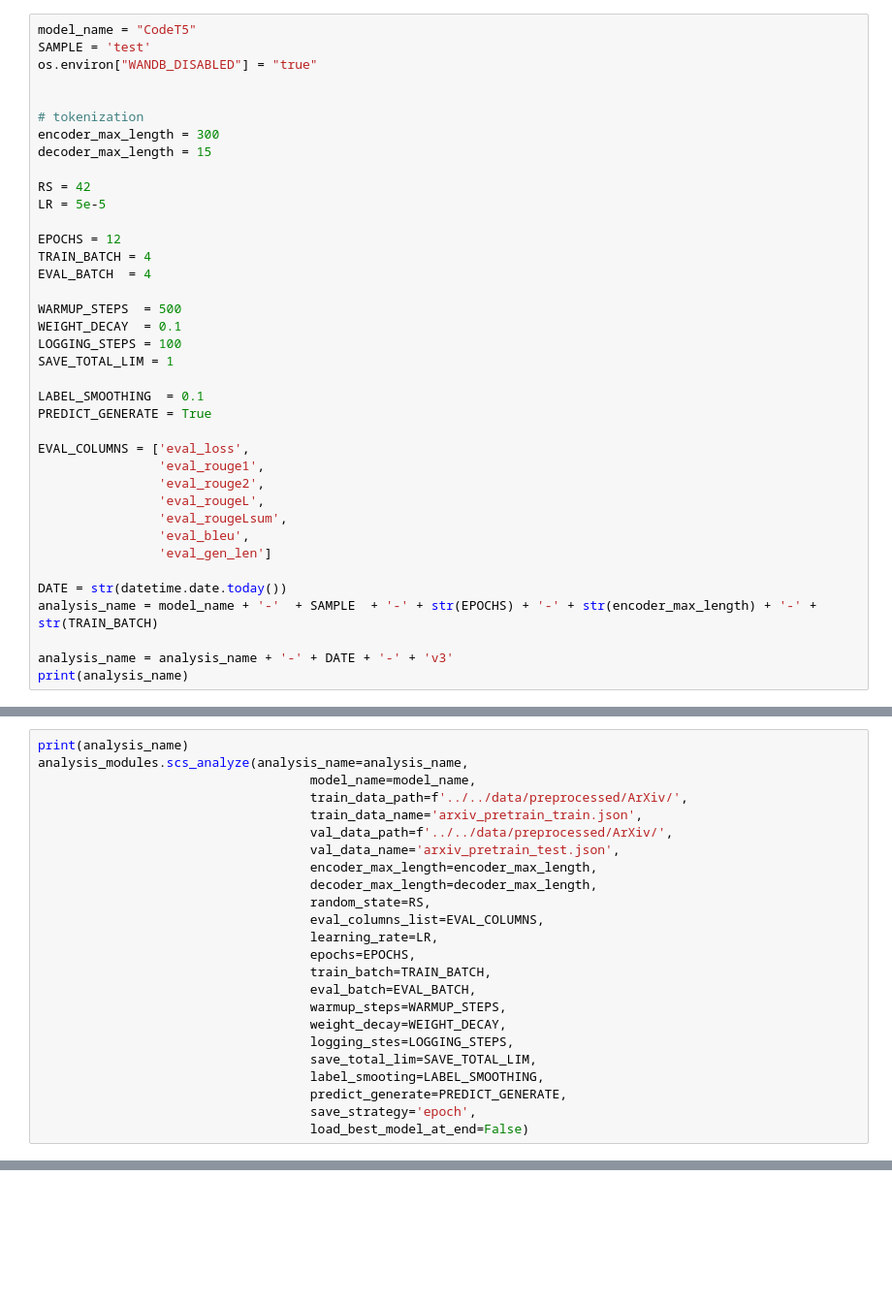
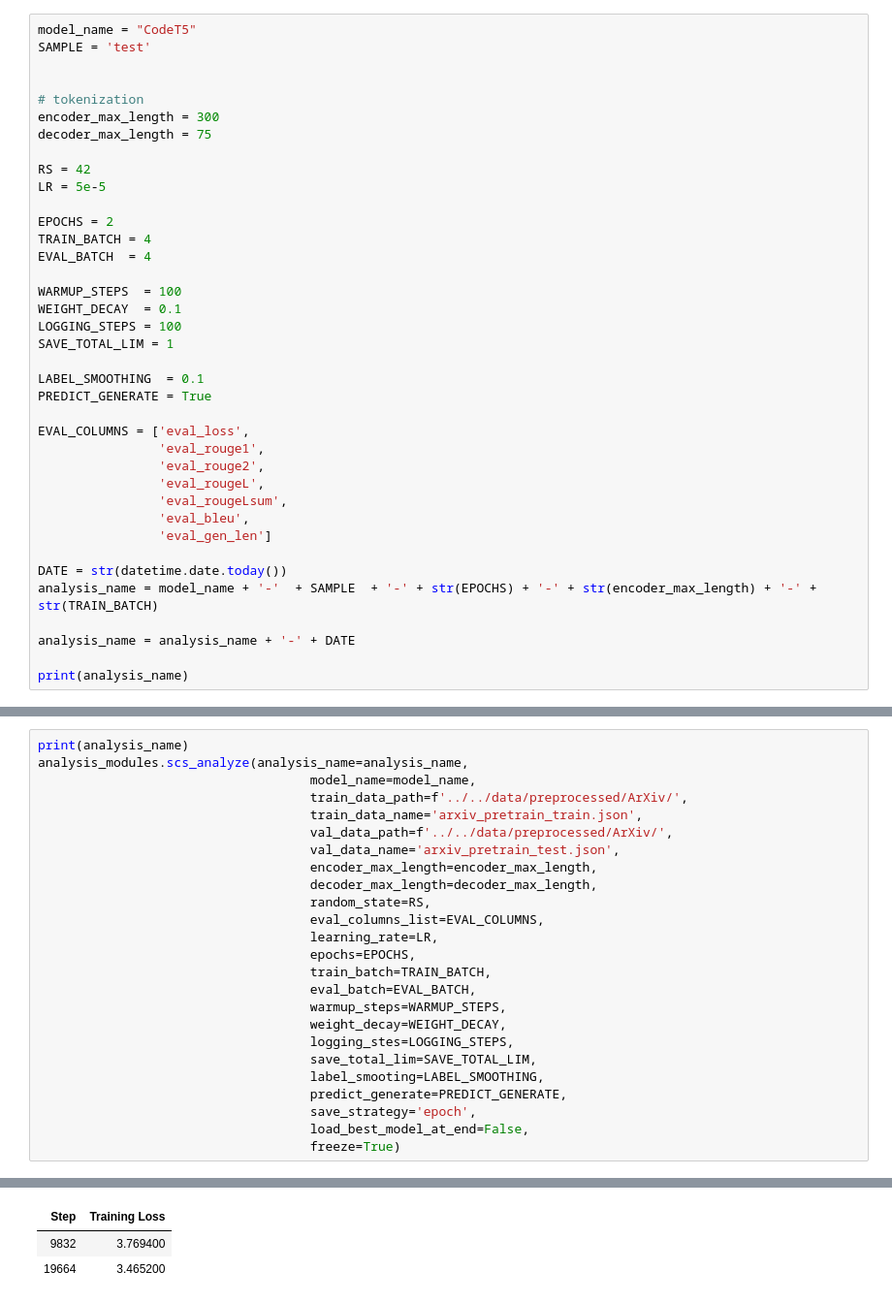
Before and after one commit to QuantLet/Encode-the-Qode, a Jupyter notebook: Quantlet/5-domain-pre-training/domain-pretrain.ipynb, the cells around one changed output, grey strips where cells are left out. Shown at 97% size. Drawn from its saved outputs; the diff is of its cells as text; blank space fills up the shorter version.

```diff
--- a/Quantlet/5-domain-pre-training/domain-pretrain.ipynb
+++ b/Quantlet/5-domain-pre-training/domain-pretrain.ipynb
@@ -93,21 +75,20 @@ importlib.reload(analysis_modules)
 # %%
 model_name = "CodeT5"
 SAMPLE = 'test'
-os.environ["WANDB_DISABLED"] = "true"
 
 
 # tokenization
 encoder_max_length = 300
-decoder_max_length = 15
+decoder_max_length = 75
 
 RS = 42
 LR = 5e-5
 
-EPOCHS = 12
+EPOCHS = 2
 TRAIN_BATCH = 4
 EVAL_BATCH  = 4
 
-WARMUP_STEPS  = 500
+WARMUP_STEPS  = 100
 WEIGHT_DECAY  = 0.1
 LOGGING_STEPS = 100
 SAVE_TOTAL_LIM = 1
@@ -126,6 +107,7 @@ EVAL_COLUMNS = ['eval_loss',
 DATE = str(datetime.date.today())
 analysis_name = model_name + '-'  + SAMPLE  + '-' + str(EPOCHS) + '-' + str(encoder_max_length) + '-' + str(TRAIN_BATCH)
 
-analysis_name = analysis_name + '-' + DATE + '-' + 'v3'
+analysis_name = analysis_name + '-' + DATE
+
 print(analysis_name)
 # %% [output]
@@ -153,5 +135,6 @@ analysis_modules.scs_analyze(analysis_name=analysis_name,
                                     label_smooting=LABEL_SMOOTHING,
                                     predict_generate=PREDICT_GENERATE,
                                     save_strategy='epoch',
-                                    load_best_model_at_end=False)
+                                    load_best_model_at_end=False,
+                                    freeze=True)
 # %% [output]
@@ -169 +156,4 @@ You're using a RobertaTokenizerFast tokenizer. Please note that with a fast toke
+| Step | Training Loss |
+| 9832 | 3.769400 |
+| 19664 | 3.465200 |
    eval_loss  eval_rouge1  eval_rouge2  eval_rougeL  eval_rougeLsum  \
```
Also changed, not shown: parts of 8 cells of this notebook, 15 other files.
